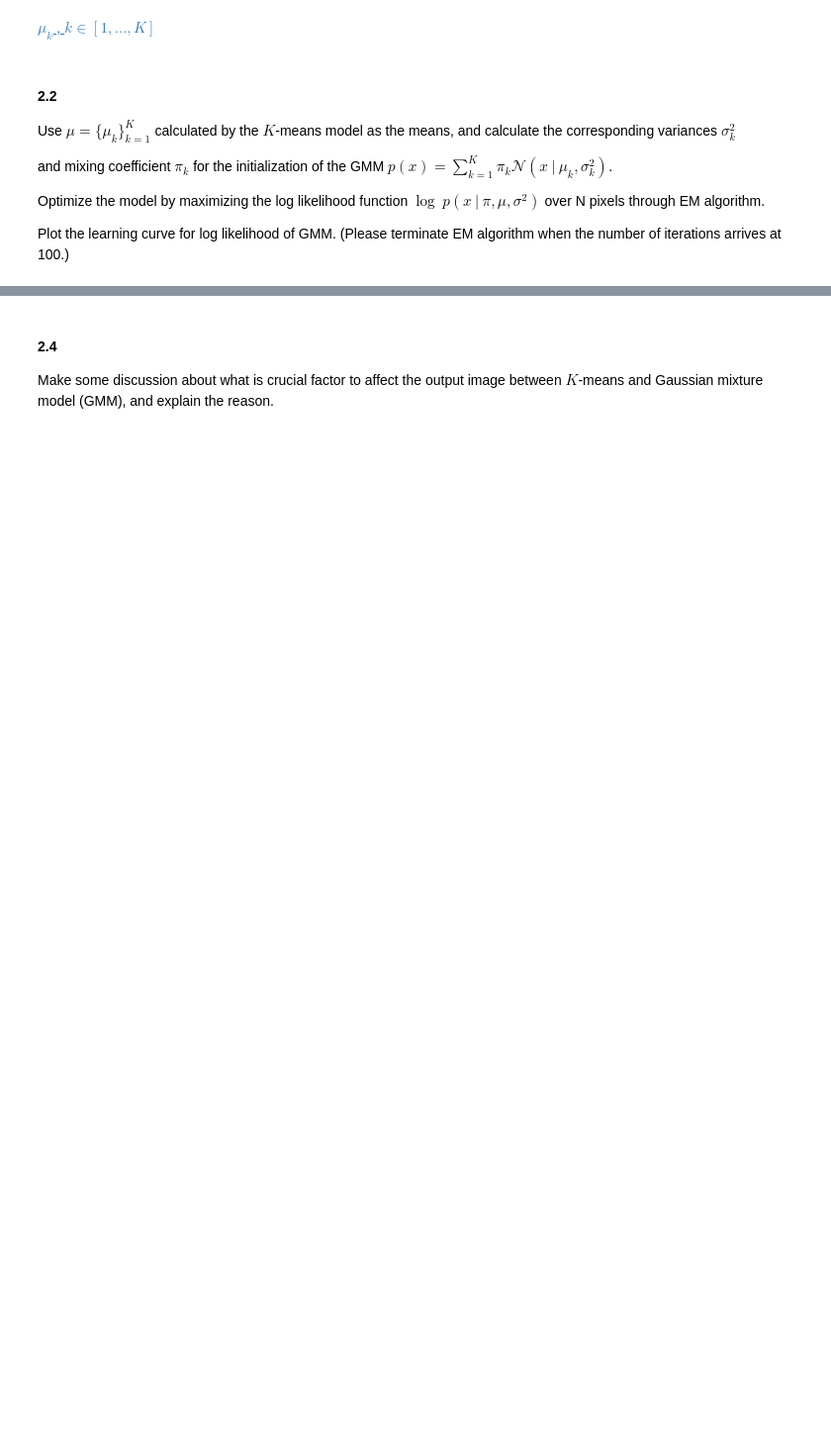
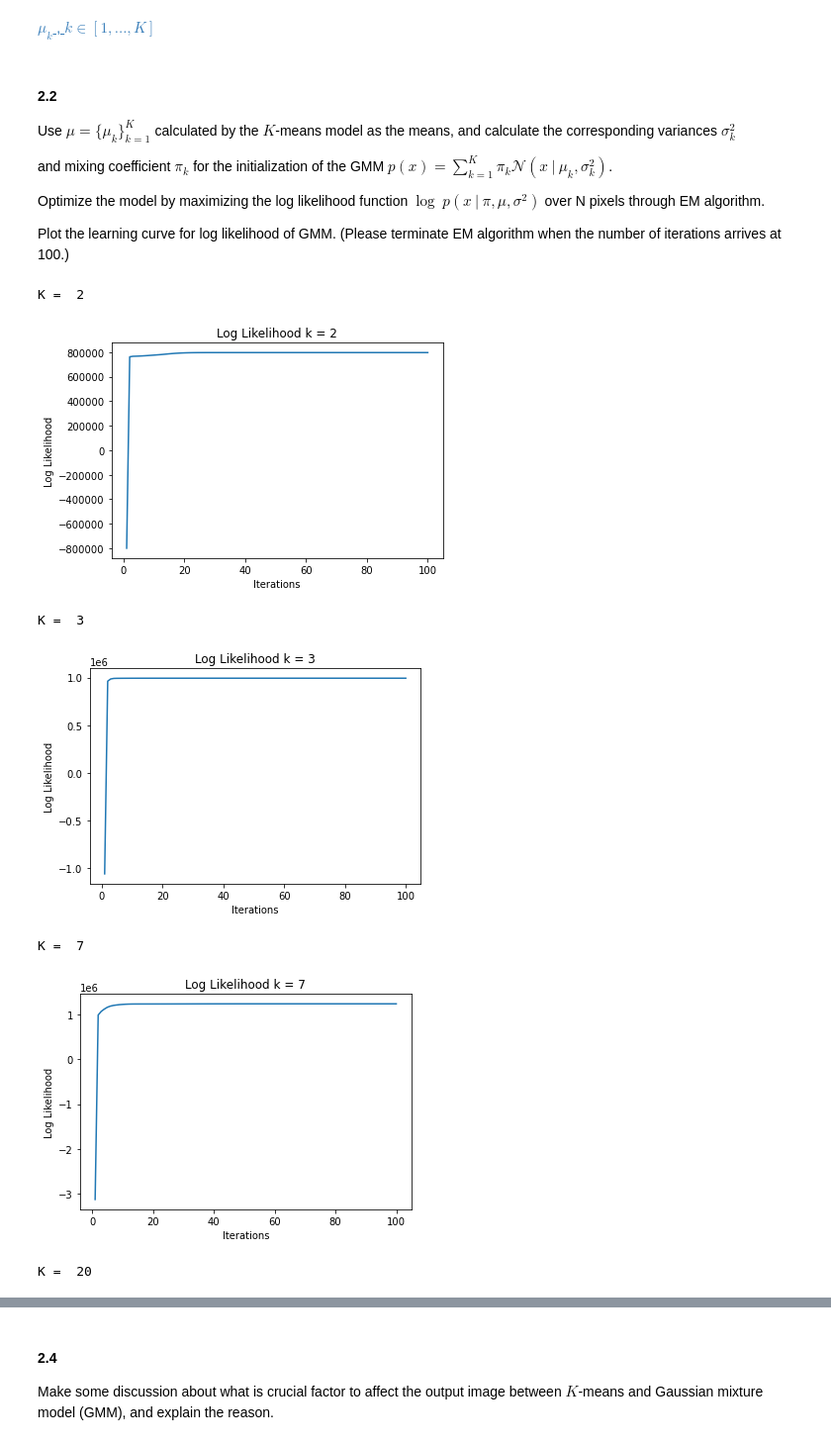
Before and after one commit to jacksonchen1998/2022-NYCU-ML, a Jupyter notebook: hw3_311511052/hw3_311511052.ipynb, the cells around one changed output, grey strips where cells are left out. Shown: that part at 99% size. Saved outputs shown, nothing was run; the diff lists cells and outputs as text; code cells hidden in the pictures; blank space fills up the shorter version.

```diff
--- a/hw3_311511052/hw3_311511052.ipynb
+++ b/hw3_311511052/hw3_311511052.ipynb
@@ -337,8 +332,24 @@ print(pixel_values.shape)
+# %%
+image = cv2.imread("./hw3.jpg")
+
+def kmeans_preprocess(image):
+    # convert image to 2D array
+    pixel_values = image.reshape((-1, 3))
+    # convert to float
+    pixel_values = np.float32(pixel_values)
+    return pixel_values
+
+def gmm_preprocess(image):
+    # convert image to 2D array
+    pixel_values = image.reshape((-1, 3))
+    pixel_values = pixel_values/255
+    return pixel_values
 # %%
 k_slot = [2, 3, 7, 20]
 for k_idx in k_slot:
     k = KMeans(K=k_idx, max_iters=2)
     print("K = ", k_idx)
+    pixel_values = preprocess(image)
     y_pred = k.predict(pixel_values)
     centers = np.uint8(k.cent())
     # print center values with RGB format
@@ -411,7 +440,8 @@ class GaussianMixture:
         return self.likelihood
 
     def _e_step(self, pi, mu, cov):
-        likelihood = np.array([pi[k]*self.N(mu[k], cov[k]) for k in range(self.k)]) # (3, 76480)
+        # calculate likelihood
+        likelihood = np.array([multivariate_normal.pdf(self.X, mean=mu[k], cov=cov[k], allow_singular=True) for k in range(self.k)]) # (3, 76480)
         resp = np.array(likelihood / np.sum(likelihood, axis=0)).T # (76480, 3)
         return resp, likelihood
 
@@ -423,22 +453,22 @@ class GaussianMixture:
         return pi, mu, cov
 
     def recode_likelihood(self, likelihood):
-        # loglikelihood = np.mean(np.log(np.sum(likelihood, axis=0)))
+        # log likelihood
         loglikelihood = np.sum(np.log(np.sum(likelihood, axis=0)))
         self.loglikelihood.append(loglikelihood)
 
-    def N(self, mu, cov):
-        return multivariate_normal.pdf(self.X, mu, cov)
+    def predict(self, X):
+        likelihood = np.array([self.pi[k]*self.N(self.mu[k], self.cov[k]) for k in range(self.k)])
+        return np.argmax(likelihood, axis=0)
 
-    def plot_image(self, image, likelihood, save=False):
+    def plot_image(self, image, likelihood):
         high, width, color_shape = image.shape
         idx = np.argmax(likelihood, axis=0)
         img = (self.mu[idx]*255).astype(int)
         img = Image.fromarray(img.reshape(high, width, color_shape).astype('uint8'))
         plt.axis('off')
         plt.imshow(img)
-        if save:
-            img.save(f'GMM k={self.k}.png')
+        plt.show()
 # %%
 def plot_loglikelihood(model):
     iter = np.arange(len(model.loglikelihood))
@@ -450,11 +480,23 @@ def plot_loglikelihood(model):
 # %%
 np.random.seed(42)
 k_slot = [2, 3, 7, 20]
+likelihood_store = []
 for k_idx in k_slot:
     k = KMeans(K=k_idx, max_iters=2)
     print("K = ", k_idx)
+    pixel_values = gmm_preprocess(image)
     y_pred = k.predict(pixel_values)
     model_GMM = GaussianMixture(k=k_idx, max_iter=100)
     pi, mu, cov = model_GMM.init(pixel_values, parameters=(np.uint8(k.cent()), y_pred))
     likelihood = model_GMM.EM(pi, mu, cov)
+    # normalize likelihood
+    likelihood = likelihood / np.sum(likelihood, axis=0)
     plot_loglikelihood(model_GMM)
+# %% [output]
+K =  2
+[figure, added]
+K =  3
+[figure, added]
+K =  7
+[figure, added]
+K =  20
```
Also changed, not shown: parts of 6 cells of this notebook, 14 other files.
